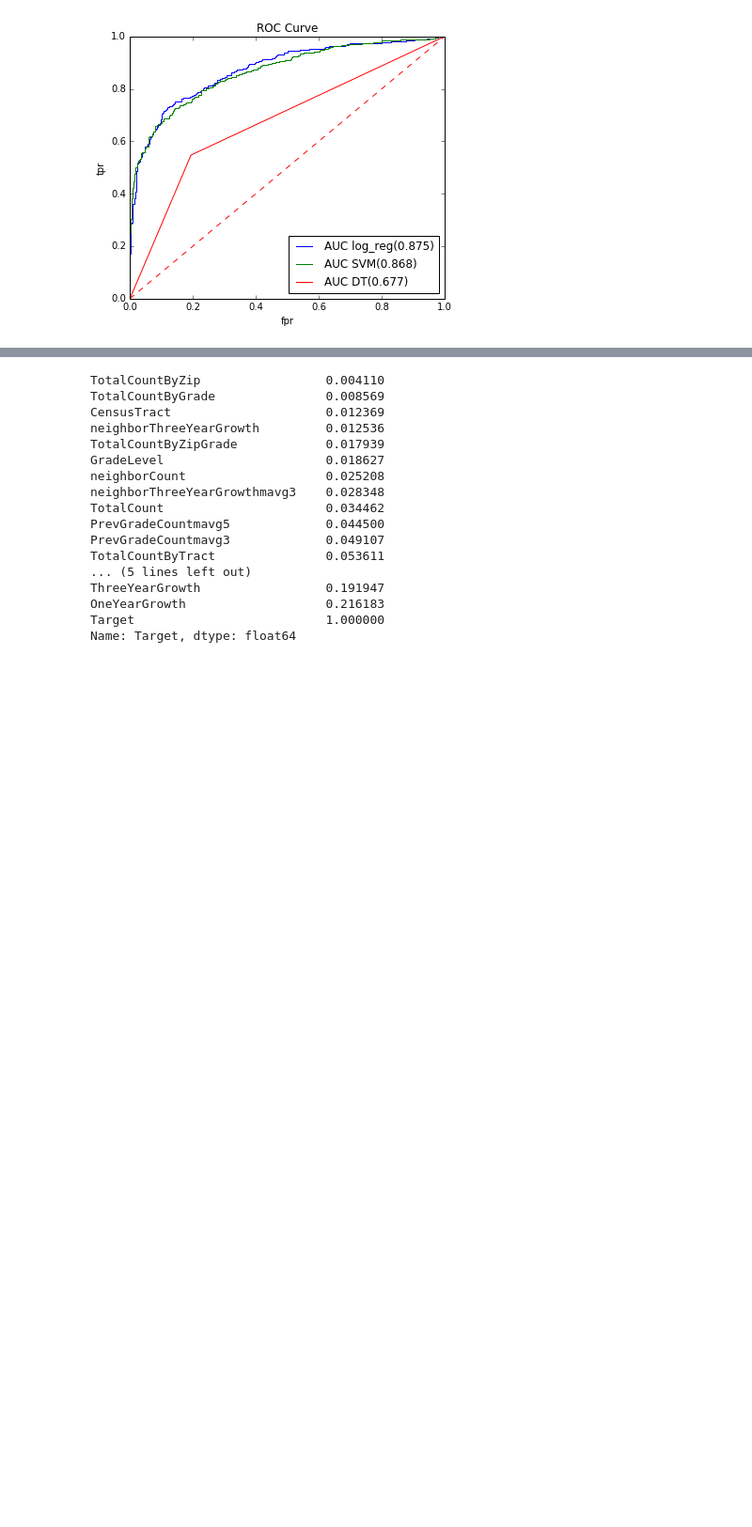
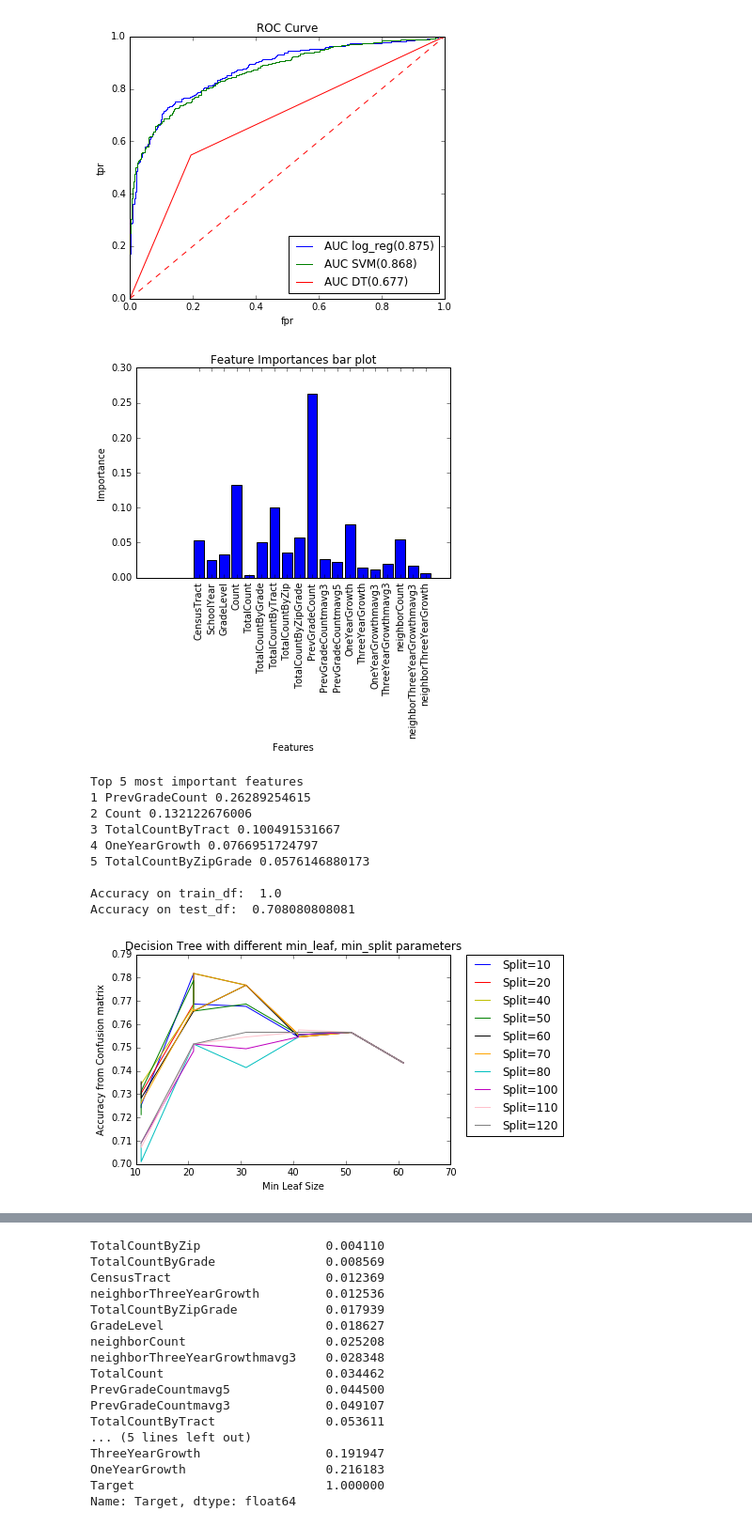
Before and after one commit to osuhomebase/NYUDataScience1001-edTech, a Jupyter notebook: final_analysis.ipynb, the cells around one changed output, grey strips where cells are left out. Shown at 94% size. Drawn from its saved outputs; the diff is of its cells as text; code cells hidden in the pictures; blank space fills up the shorter version.

```diff
--- a/final_analysis.ipynb
+++ b/final_analysis.ipynb
@@ -371,3 +381,27 @@ Accuracy on train_df:  1.0
 Accuracy on test_df:  0.666666666667
 [figure]
 [figure]
+# %%
+# Prediction for 2008 and 2009
+#Data with <10 students
+newdf = df[df.Count<10]
+test_df = newdf[newdf.SchoolYear>2005] #Test set 2006, 2007, 2008, 2009
+train_df = newdf[newdf.SchoolYear<=2005] # Training set from 2001 to 2007
+
+train_df_x = train_df.drop('Y',1)
+train_df_y = train_df.Y
+test_df_x = test_df.drop('Y',1)
+test_df_y = test_df.Y
+g=analysis(train_df_x, train_df_y, test_df_x, test_df_y)
+# %% [output]
+[figure, added]
+Top 5 most important features
+1 PrevGradeCount 0.26289254615
+2 Count 0.132122676006
+3 TotalCountByTract 0.100491531667
+4 OneYearGrowth 0.0766951724797
+5 TotalCountByZipGrade 0.0576146880173
+
+Accuracy on train_df:  1.0
+Accuracy on test_df:  0.708080808081
+[figure, added]
```
Also changed, not shown: parts of 8 cells of this notebook, 2 other files.
